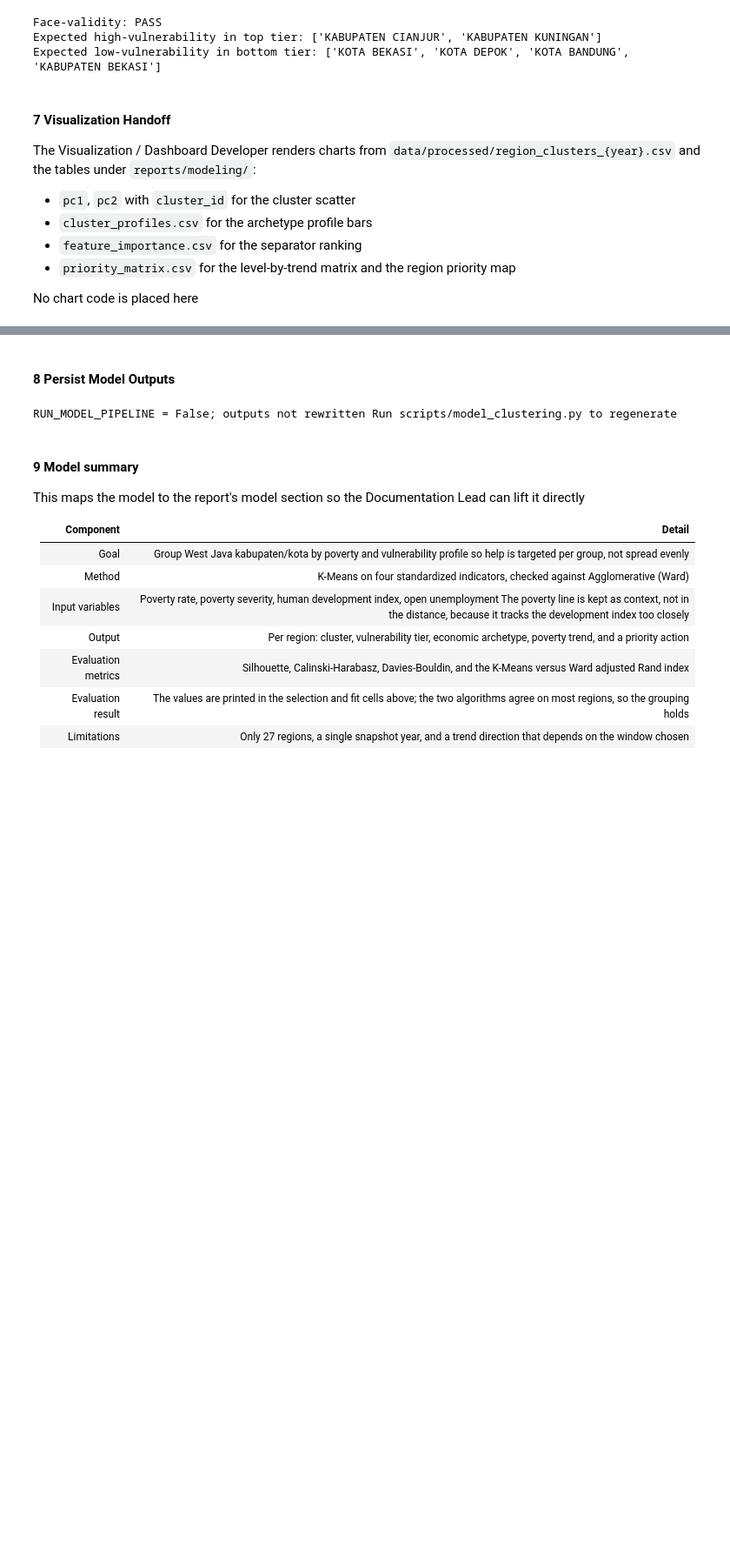
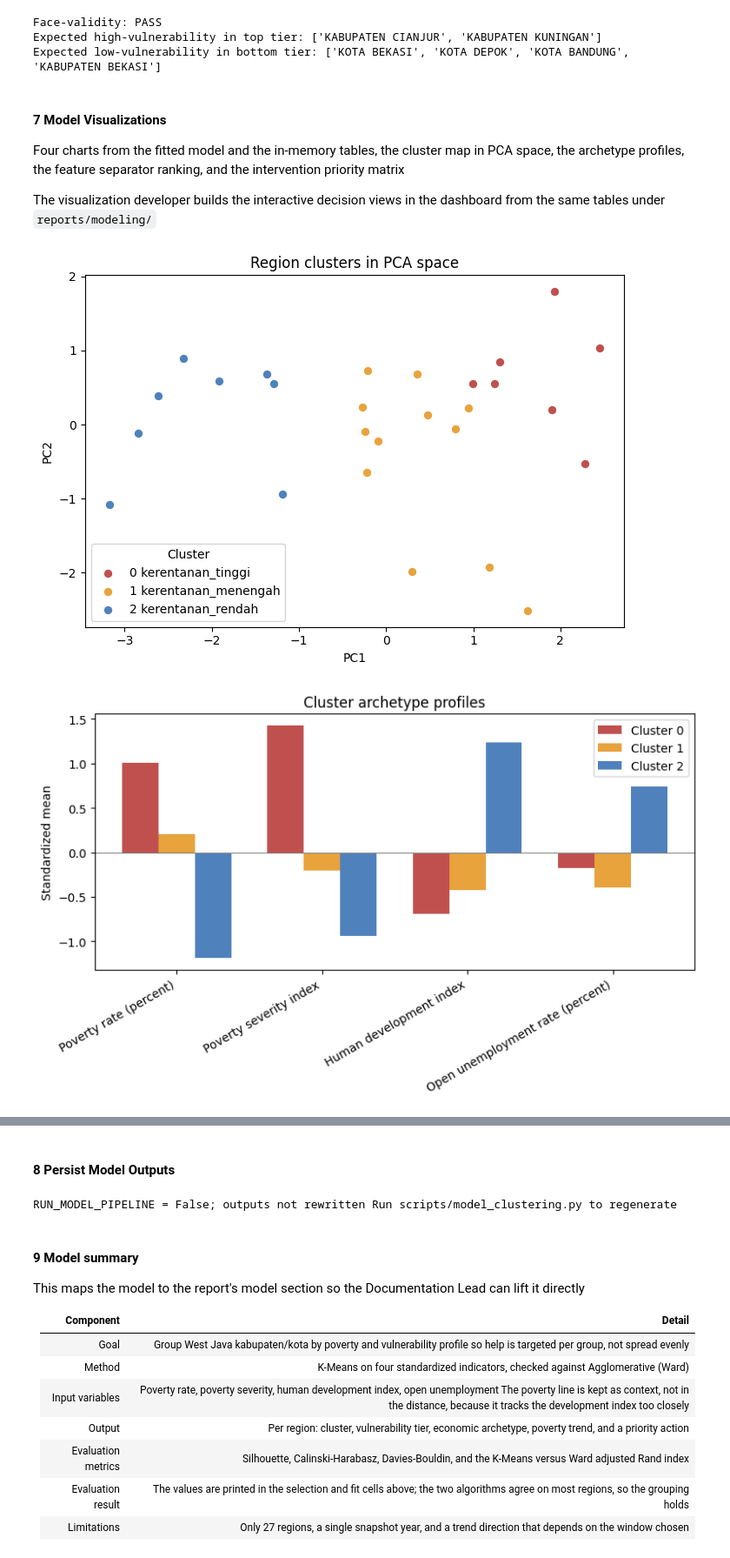
Before and after one commit to nailaselvirabudiana/data-analytics-tubes, a Jupyter notebook: notebooks/OSEMN.ipynb, the cells around one changed output, grey strips where cells are left out. Shown at 87% size. Saved outputs shown, nothing was run; the diff lists cells and outputs as text; code cells hidden in the pictures; blank space fills up the shorter version.

```diff
--- a/notebooks/OSEMN.ipynb
+++ b/notebooks/OSEMN.ipynb
@@ -1007,13 +1058,77 @@ Face-validity: PASS
 Expected high-vulnerability in top tier: ['KABUPATEN CIANJUR', 'KABUPATEN KUNINGAN']
 Expected low-vulnerability in bottom tier: ['KOTA BEKASI', 'KOTA DEPOK', 'KOTA BANDUNG', 'KABUPATEN BEKASI']
 # %% [markdown]
-#### 7 Visualization Handoff
+#### 7 Model Visualizations
 
-The Visualization / Dashboard Developer renders charts from `data/processed/region_clusters_{year}.csv` and the tables under `reports/modeling/`:
+Four charts from the fitted model and the in-memory tables, the cluster map in PCA space, the archetype profiles, the feature separator ranking, and the intervention priority matrix
 
-- `pc1`, `pc2` with `cluster_id` for the cluster scatter
-- `cluster_profiles.csv` for the archetype profile bars
-- `feature_importance.csv` for the separator ranking
-- `priority_matrix.csv` for the level-by-trend matrix and the region priority map
-
-No chart code is placed here
+The visualization developer builds the interactive decision views in the dashboard from the same tables under `reports/modeling/`
+# %%
+import matplotlib.pyplot as plt
+import numpy as np
+
+tier_colors = {0: "#c0504d", 1: "#e8a33d", 2: "#4f81bd"}
+
+# Chart one cluster scatter pca
+fig, ax = plt.subplots(figsize=(7, 5))
+for cid, grp in model_frame.groupby("cluster_id"):
+    tier = grp["cluster_vulnerability_tier"].iloc[0]
+    ax.scatter(grp["pc1"], grp["pc2"], color=tier_colors[cid], label=f"{cid} {tier}", s=60, edgecolor="white")
+ax.set_xlabel("PC1")
+ax.set_ylabel("PC2")
+ax.set_title("Region clusters in PCA space")
+ax.legend(title="Cluster")
+plt.tight_layout()
+plt.show()
+
+# Chart two archetype profile bars
+profile_means = scaled_df.groupby(model_frame["cluster_id"]).mean()
+fig, ax = plt.subplots(figsize=(8, 5))
+x = np.arange(len(mc.CLUSTER_FEATURES))
+width = 0.25
+for cid in profile_means.index:
+    ax.bar(x + cid * width, profile_means.loc[cid], width, color=tier_colors[cid], label=f"Cluster {cid}")
+ax.set_xticks(x + width)
+ax.set_xticklabels([ea.METRIC_LABELS[f] for f in mc.CLUSTER_FEATURES], rotation=30, ha="right")
+ax.set_ylabel("Standardized mean")
+ax.set_title("Cluster archetype profiles")
+ax.axhline(0, color="grey", linewidth=0.8)
+ax.legend()
+plt.tight_layout()
+plt.show()
+
+# Chart three feature separator ranking
+ranked_imp = importance.sort_values("eta_squared")
+fig, ax = plt.subplots(figsize=(7, 4))
+ax.barh(ranked_imp["label"], ranked_imp["eta_squared"], color="#4f81bd")
+ax.set_xlabel("Eta squared")
+ax.set_title("Cluster separator ranking")
+plt.tight_layout()
+plt.show()
+
+# Chart four priority matrix heatmap
+level_order = ["tinggi", "sedang", "rendah"]
+trend_order = ["memburuk", "stabil", "membaik"]
+pivot = (
+    matrix.pivot(index="level_kerentanan", columns="tren_kemiskinan", values="jumlah_wilayah")
+    .reindex(index=level_order, columns=trend_order)
+    .fillna(0)
+)
+fig, ax = plt.subplots(figsize=(6, 4))
+im = ax.imshow(pivot.values, cmap="Reds")
+ax.set_xticks(range(len(trend_order)))
+ax.set_yticks(range(len(level_order)))
+ax.set_xticklabels(trend_order)
+ax.set_yticklabels(level_order)
+for r in range(len(level_order)):
+    for c in range(len(trend_order)):
+        ax.text(c, r, int(pivot.values[r, c]), ha="center", va="center", color="black")
+ax.set_xlabel("Poverty trend")
+ax.set_ylabel("Vulnerability level")
+ax.set_title("Intervention priority matrix")
+fig.colorbar(im, ax=ax, fraction=0.046)
+plt.tight_layout()
+plt.show()
+# %% [output]
+[figure, added]
+[figure, added]
```
Also changed, not shown: parts of 8 cells of this notebook, 3 other files.
